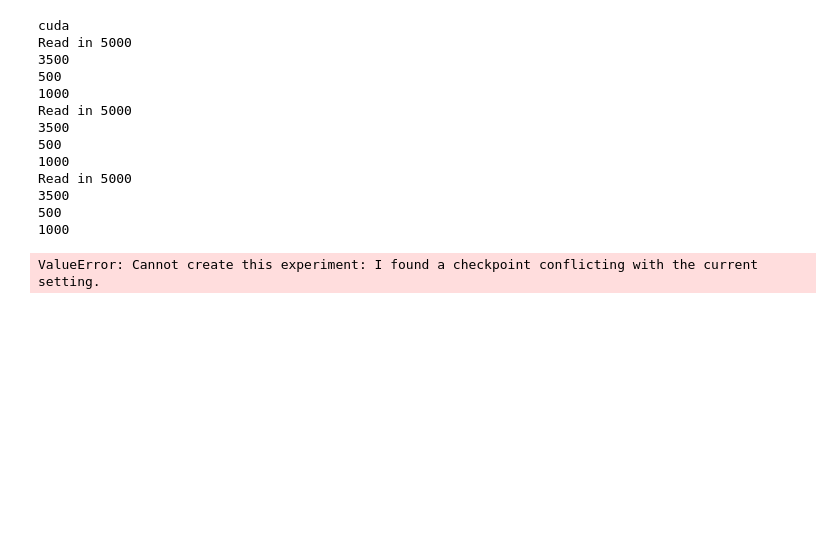
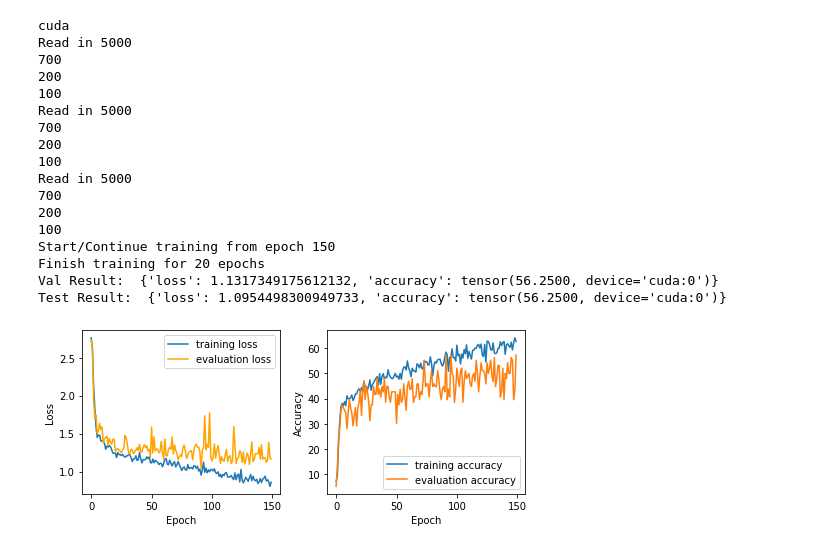
Before and after one commit to Anirudh-Swaminathan/multiagent_multipath, a Jupyter notebook: models/framework.ipynb, the cells around one changed output. Cells and saved outputs as stored; diff of their text form; code cells hidden in the pictures; blank space fills up the shorter version.

```diff
--- a/models/framework.ipynb
+++ b/models/framework.ipynb
@@ -179,7 +179,7 @@ class FCNPastProcess(nn.Module):
         x = F.relu(self.fc1(x))
         x = F.relu(self.fc2(x))
         x = self.fc3(x)
-        return F.log_softmax(x)
+        return F.relu(x)
 
 
 class IntentionEmbedding(nn.Module):
@@ -282,6 +282,7 @@ class MultiAgentNetwork(NNClassifier):
         gt_index = gt_index.to(self.device)
         gt_index = torch.sum(gt_index*gt_future, dim=1, keepdim=True)
 
+        scores = scores.to(self.device)
         for mode in range(n_modes):
             intentions = torch.zeros(n_batch, n_vehicles, self.n_intents)
             for agent in range(n_vehicles):
@@ -297,13 +298,13 @@ class MultiAgentNetwork(NNClassifier):
 
             # traj_output: (n_batch, n_vehicles, intent_out)
             # or mean, or max
-            traj_output = torch.sum(traj_output, dim=1).squeeze()
             # traj_output: (n_batch, intent_out)
-            combined_output = torch.cat((scene_output, traj_output), dim=1)
-            # combined_output: (nbatch, scene_out+intent_out)
-            scores[:, mode] = self.score(combined_output)
+            for agent in range(n_vehicles):
+                combined_output = torch.cat((scene_output, traj_output[:,agent,:]), dim=1)
+                # combined_output: (nbatch, scene_out+intent_out)
+                scores[:, mode] = scores[:, mode]+self.score(combined_output)
         #scores = F.softmax(scores)
-        scores = scores.to(self.device)
+
         return scores, gt_index.squeeze()
 
 
@@ -341,13 +342,15 @@ class TrainNetwork(object):
         self._init_paths()
 
         self.training_dataset = toyScenesdata()
+        # self.train_loader = td.Dataloader(self.training_dataset, **params)
         self.val_dataset = toyScenesdata(set_name="val")
+        # self.val_loader = td.Dataloader(self.val_dataset, batch_size=cfg.BATCH_SIZE, pin_memory=True)
         self.test_dataset = toyScenesdata(set_name="test")
         self._init_train_stuff()
 
     def _init_paths(self):
         # data loading
-        self.exp_name = "res_gpu_original_downsample_pt_1/"
+        self.exp_name = cfg.EXP_NAME
         self.dataset_root_dir = cfg.DATA_PATH
 
         # output directory for training checkpoints
@@ -417,45 +420,49 @@ class TrainNetwork(object):
         self.exp.run(num_epochs=20, plot=lambda exp: self.plot(
             exp, fig=fig, axes=axes))
 
     def run_exp(self):
         # RUN on the server, without plotting
-        self.exp.run(num_epochs=133)
+        self.exp.run(num_epochs=cfg.NUM_EPOCHS)
 
     def save_evaluation(self):
         exp_val = self.exp.evaluate()
         with open(self.op_dir+'val_result.txt', 'a') as t_file:
-            print(exp_val)
+            print("Val Result: ", exp_val)
             t_file.write(str(exp_val))
 
     def save_testing(self):
         exp_test = self.exp.test()
         with open(self.op_dir+'test_result.txt', 'a') as t_file:
-            print(exp_test)
+            print("Test Result: ", exp_test)
             t_file.write(str(exp_test))
 
 def main():
     tn = TrainNetwork()
     tn.run_plot_exp()
     tn.save_evaluation()
     tn.save_testing()
 
 
 if __name__ == '__main__':
     main()
 # %% [output]
 cuda
 Read in 5000
-3500
-500
-1000
+700
+200
+100
 Read in 5000
-3500
-500
-1000
+700
+200
+100
 Read in 5000
-3500
-500
-1000
+700
+200
+100
+Start/Continue training from epoch 150
+Finish training for 20 epochs
+Val Result:  {'loss': 1.1317349175612132, 'accuracy': tensor(56.2500, device='cuda:0')}
+Test Result:  {'loss': 1.0954498300949733, 'accuracy': tensor(56.2500, device='cuda:0')}
-ValueError: Cannot create this experiment: I found a checkpoint conflicting with the current setting.
+[figure, added]
 # %%
 %matplotlib inline
```
Also changed, not shown: 1 other file.
